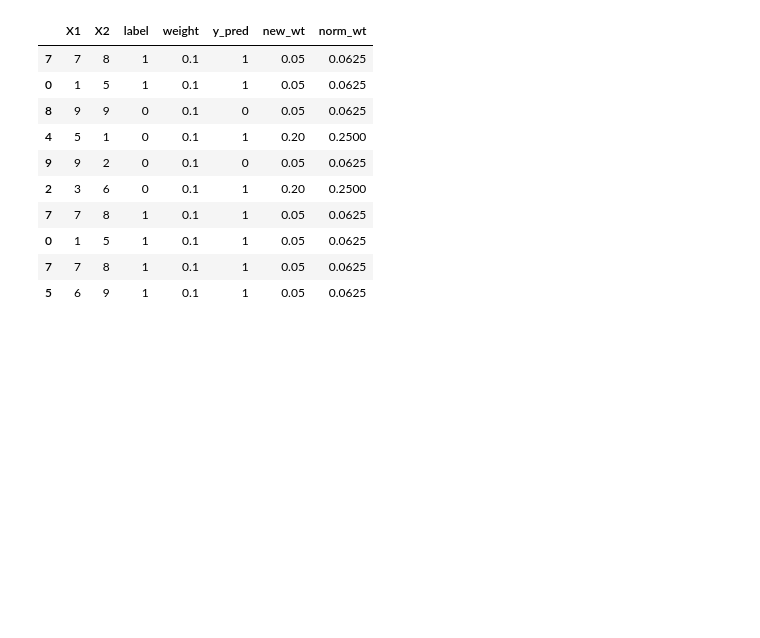
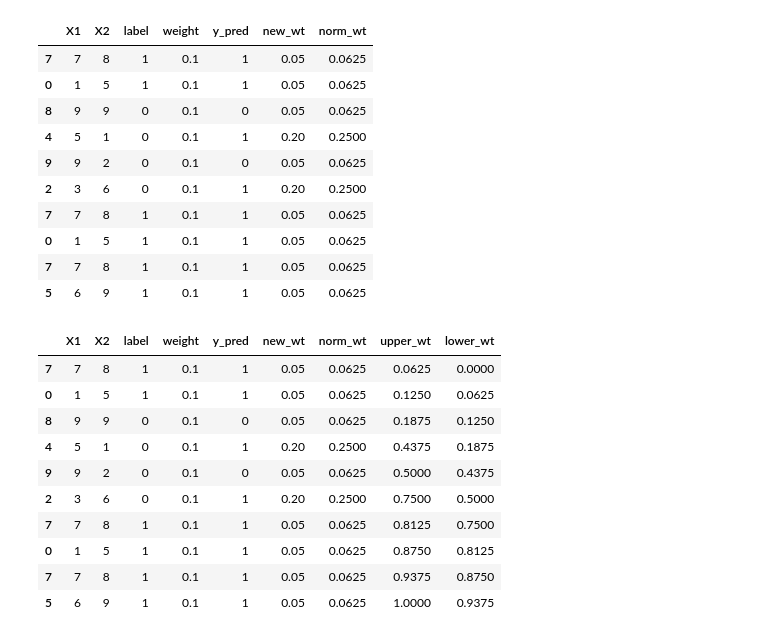
Before and after one commit to Khushi130404/Ensemble-Learning, a Jupyter notebook: AdaBoost/my_adaboost.ipynb, the cells around one changed output. Saved outputs shown, nothing was run; the diff lists cells and outputs as text; code cells hidden in the pictures; blank space fills up the shorter version.

Commit message:
df2_upper_lower

```diff
--- a/AdaBoost/my_adaboost.ipynb
+++ b/AdaBoost/my_adaboost.ipynb
@@ -289,3 +289,20 @@ df2
 | 0 | 1 | 5 | 1 | 0.1 | 1 | 0.05 | 0.0625 |
 | 7 | 7 | 8 | 1 | 0.1 | 1 | 0.05 | 0.0625 |
 | 5 | 6 | 9 | 1 | 0.1 | 1 | 0.05 | 0.0625 |
+# %%
+df2['upper_wt'] = np.cumsum(df2['norm_wt'])
+df2['lower_wt'] = df2['upper_wt'] - df2['norm_wt']
+# %%
+df2
+# %% [output]
+|  | X1 | X2 | label | weight | y_pred | new_wt | norm_wt | upper_wt | lower_wt |
+| 7 | 7 | 8 | 1 | 0.1 | 1 | 0.05 | 0.0625 | 0.0625 | 0.0000 |
+| 0 | 1 | 5 | 1 | 0.1 | 1 | 0.05 | 0.0625 | 0.1250 | 0.0625 |
+| 8 | 9 | 9 | 0 | 0.1 | 0 | 0.05 | 0.0625 | 0.1875 | 0.1250 |
+| 4 | 5 | 1 | 0 | 0.1 | 1 | 0.20 | 0.2500 | 0.4375 | 0.1875 |
+| 9 | 9 | 2 | 0 | 0.1 | 0 | 0.05 | 0.0625 | 0.5000 | 0.4375 |
+| 2 | 3 | 6 | 0 | 0.1 | 1 | 0.20 | 0.2500 | 0.7500 | 0.5000 |
+| 7 | 7 | 8 | 1 | 0.1 | 1 | 0.05 | 0.0625 | 0.8125 | 0.7500 |
+| 0 | 1 | 5 | 1 | 0.1 | 1 | 0.05 | 0.0625 | 0.8750 | 0.8125 |
+| 7 | 7 | 8 | 1 | 0.1 | 1 | 0.05 | 0.0625 | 0.9375 | 0.8750 |
+| 5 | 6 | 9 | 1 | 0.1 | 1 | 0.05 | 0.0625 | 1.0000 | 0.9375 |
```
